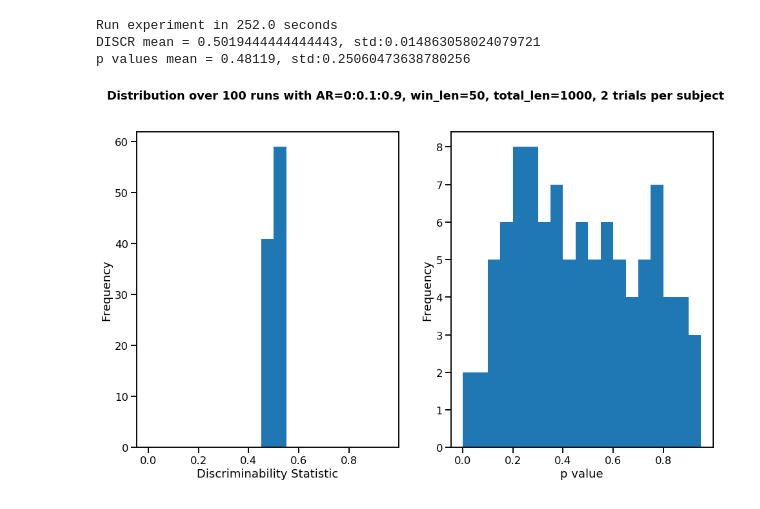
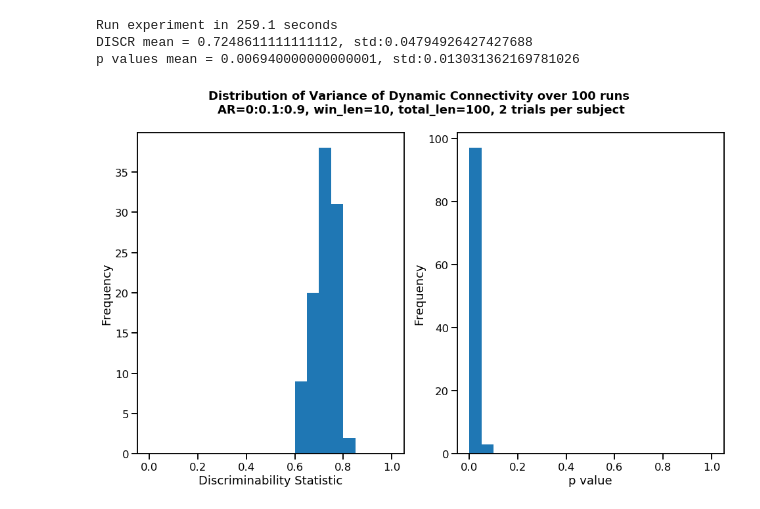
Before and after one commit to neurodata/dos_and_donts, a Jupyter notebook: experiments/experiment_11/Dynamic_connectome.ipynb, the cells around one changed output. Cells and saved outputs as stored; diff of their text form; code cells hidden in the pictures.

Commit message:
Use Mean&Variance as estimate

```diff
--- a/experiments/experiment_11/Dynamic_connectome.ipynb
+++ b/experiments/experiment_11/Dynamic_connectome.ipynb
@@ -6,8 +6,8 @@ import seaborn as sns
 from joblib import Parallel, delayed
 from hyppo.discrim import DiscrimOneSample
 # %%
-def sample_data(subjects=10, trials=2, nodes=10, win_length=10, total_length=1000,
-                step_size=10, seed=None):
+def sample_data(subjects=10, trials=2, nodes=10, win_length=10, total_length=100,
+                step_size=10, seed=None, measure='var'):
     if seed is not None:
         np.random.seed(seed)
 
@@ -33,7 +33,10 @@ def sample_data(subjects=10, trials=2, nodes=10, win_length=10, total_length=100
             for i, t in enumerate(times):
                 corr_matrix = np.corrcoef(X[:, t:t + step_size])
                 features.append(corr_matrix[np.triu_indices(nodes, 1)].flatten())
-            measurements.append(np.asarray(features).flatten())
+            if measure == 'mean':
+                measurements.append(np.mean(np.asarray(features), axis=0))
+            elif measure == 'var':
+                measurements.append(np.var(np.asarray(features), axis=0))
 
     measurements = np.asarray(measurements)
     # subjects*trials measurements in total
@@ -43,7 +46,7 @@ def sample_data(subjects=10, trials=2, nodes=10, win_length=10, total_length=100
 
 
 def run_exp(seed=None):
-    x, y = sample_data(seed=seed, win_length=50, total_length=1000, step_size=50, trials=2)
+    x, y = sample_data(seed=seed, win_length=10, total_length=100, step_size=10, trials=2, measure='var')
     stats, p = DiscrimOneSample().test(x, y)
 
     return stats, p
@@ -51,38 +54,38 @@ def run_exp(seed=None):
 
 def main():
     par = Parallel(n_jobs=8, verbose=0)
     np.random.seed(8888)
     n_sims = 100
     seeds = np.random.randint(1e8, size=n_sims)
 
     tic = time.perf_counter()
     res = par(delayed(run_exp)(seed) for seed in seeds)
     toc = time.perf_counter()
     print(f"Run experiment in {toc - tic:.1f} seconds")
     p_values = np.asarray(res)[:, 1]
     discr_stats = np.asarray(res)[:, 0]
     print(f"DISCR mean = {np.mean(discr_stats)}, std:{np.std(discr_stats)}")
     print(f"p values mean = {np.mean(p_values)}, std:{np.std(p_values)}")
 
     with sns.plotting_context('talk'):
         fig, axes = plt.subplots(1, 2, figsize=(16, 9))
-        fig.suptitle(f'Distribution over {n_sims} runs with '
-                     f'AR=0:0.1:0.9, win_len=50, total_len=1000, 2 trials per subject',
+        fig.suptitle(f'Distribution of Variance of Dynamic Connectivity over {n_sims} runs \n'
+                     f'AR=0:0.1:0.9, win_len=10, total_len=100, 2 trials per subject',
                      fontsize=18, fontweight='bold')
 
-        axes[0].hist(discr_stats, np.arange(0, 1, 0.05))
+        axes[0].hist(discr_stats, np.arange(0, 1.05, 0.05))
         axes[0].set_xlabel("Discriminability Statistic")
         axes[0].set_ylabel("Frequency")
 
-        axes[1].hist(p_values, np.arange(0, 1, 0.05))
+        axes[1].hist(p_values, np.arange(0, 1.05, 0.05))
         axes[1].set_xlabel("p value")
         axes[1].set_ylabel("Frequency")
 
 
 if __name__ == "__main__":
     main()
 # %% [output]
-Run experiment in 252.0 seconds
-DISCR mean = 0.5019444444444443, std:0.014863058024079721
-p values mean = 0.48119, std:0.25060473638780256
+Run experiment in 259.1 seconds
+DISCR mean = 0.7248611111111112, std:0.04794926427427688
+p values mean = 0.006940000000000001, std:0.013031362169781026
-[figure, old version]
+[figure, new version]
```
